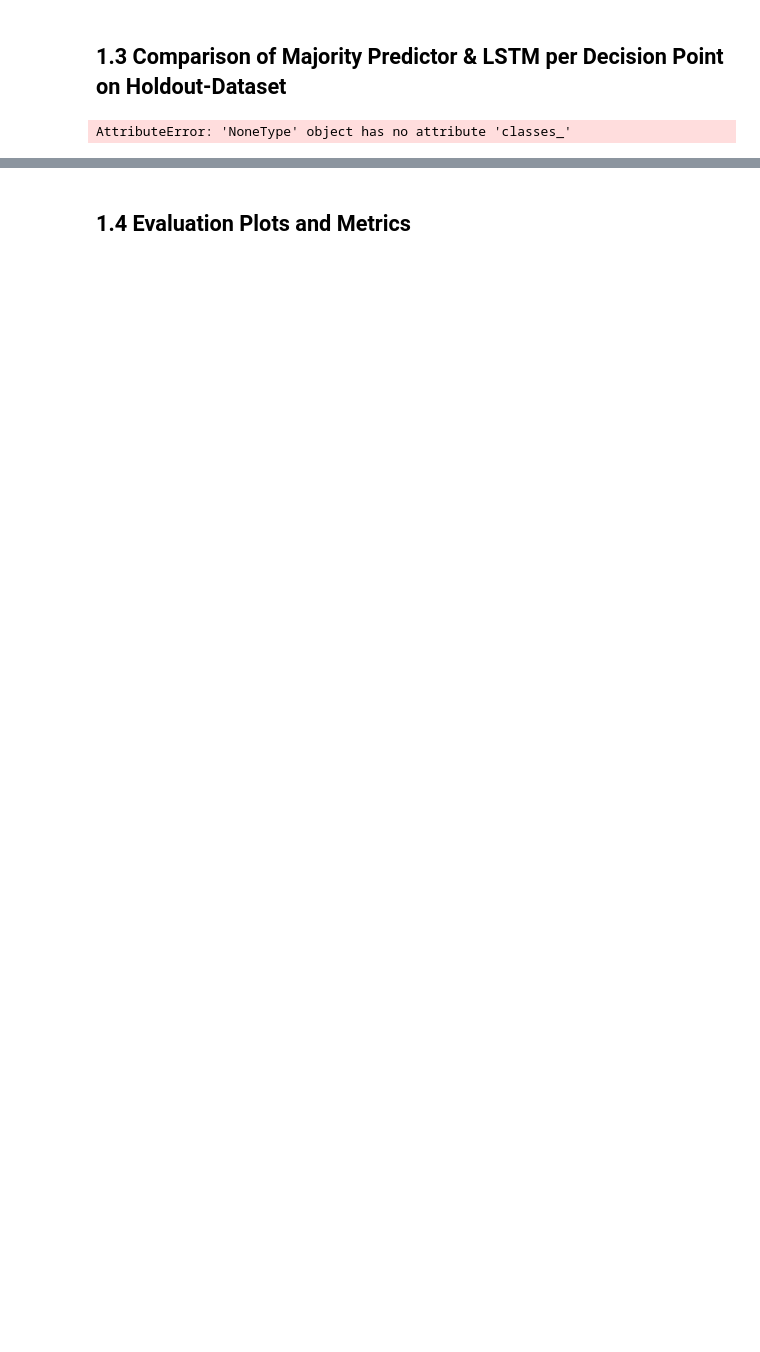
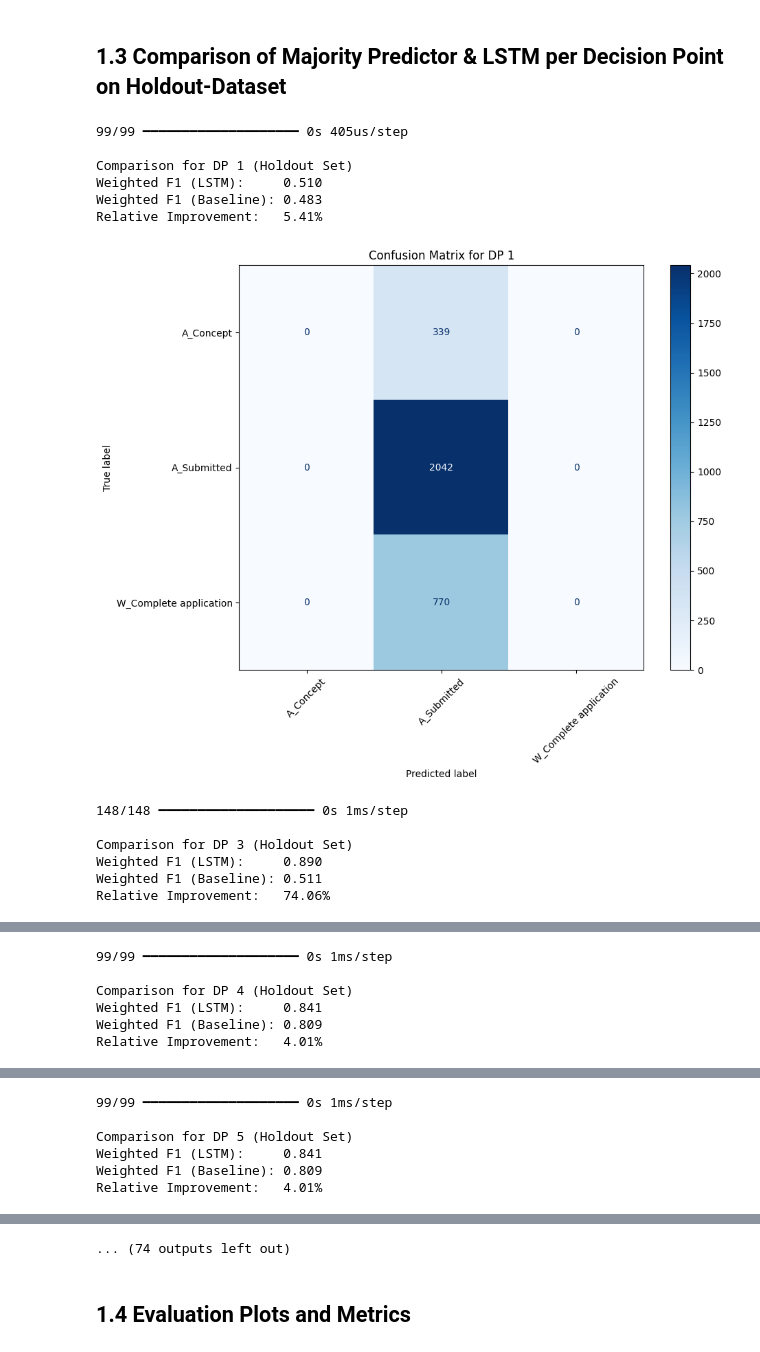
Before and after one commit to ohmayerma/next_activity_prediction, a Jupyter notebook: notebooks/30_train_activity_sequence.ipynb, the cells around one changed output, grey strips where cells are left out. Saved outputs shown, nothing was run; the diff lists cells and outputs as text; code cells hidden in the pictures; blank space fills up the shorter version.

Commit message:
Fixed activity sequence cms

```diff
--- a/notebooks/30_train_activity_sequence.ipynb
+++ b/notebooks/30_train_activity_sequence.ipynb
@@ -169,13 +171,59 @@ Relative Improvement:          106.61%
 # %%
 # Step: Build holdout data dict from dp_split_datasets
 test_data_per_dp = {
     dp_name: splits["holdout"]
     for dp_name, splits in dp_split_datasets_full_simple.items()
     if "holdout" in splits and not splits["holdout"].empty
 }
 
-# Step: Run evaluation using your existing function
+# 1) Ensure every model has a resource encoder
+for dp, bundle in decision_point_models_simple.items():
+    if bundle.get("resource_encoder") is None:
+        le = LabelEncoder()
+        le.fit(["UNKNOWN"])
+        bundle["resource_encoder"] = le
+
+# 2) Ensure required columns exist in each DP’s holdout DataFrame
+for dp, df in test_data_per_dp.items():
+    if "sequence_resources" not in df.columns:
+        df["sequence_resources"] = df["sequence"].apply(lambda seq: ["UNKNOWN"] * len(seq))
+    if "sequence_durations" not in df.columns:
+        df["sequence_durations"] = df["sequence"].apply(lambda seq: [0.0] * len(seq))
+    # add missing context columns as neutral zeros
+    for col in decision_point_models_simple[dp].get("context_keys", []):
+        if col not in df.columns:
+            df[col] = 0
+
+# 3) Wrap models so they accept 4 inputs but forward only the needed count
+class PredictSlicer:
+    def __init__(self, model):
+        try:
+            self.n_inputs = len(model.inputs)
+        except Exception:
+            self.n_inputs = 1
+        self.model = model
+    def predict(self, inputs, *args, **kwargs):
+        if isinstance(inputs, (list, tuple)):
+            inputs = inputs[:self.n_inputs]
+        return self.model.predict(inputs, *args, **kwargs)
+
+for dp, bundle in decision_point_models_simple.items():
+    bundle["model"] = PredictSlicer(bundle["model"])
+
+# 4) Run your evaluation unchanged
 for dp in test_data_per_dp.keys():
     compare_f1_for_trained_model(dp, test_data_per_dp, decision_point_models_simple)
 # %% [output]
-AttributeError: 'NoneType' object has no attribute 'classes_'
+99/99 ━━━━━━━━━━━━━━━━━━━━ 0s 405us/step
+
+Comparison for DP 1 (Holdout Set)
+Weighted F1 (LSTM):     0.510
+Weighted F1 (Baseline): 0.483
+Relative Improvement:   5.41%
+[figure, added]
+148/148 ━━━━━━━━━━━━━━━━━━━━ 0s 1ms/step
+
+Comparison for DP 3 (Holdout Set)
+Weighted F1 (LSTM):     0.890
+Weighted F1 (Baseline): 0.511
+Relative Improvement:   74.06%
@@ -181,0 +231,6 @@ AttributeError: 'NoneType' object has no attribute 'classes_'
+99/99 ━━━━━━━━━━━━━━━━━━━━ 0s 1ms/step
+
+Comparison for DP 4 (Holdout Set)
+Weighted F1 (LSTM):     0.841
+Weighted F1 (Baseline): 0.809
+Relative Improvement:   4.01%
@@ -181,0 +238,6 @@ AttributeError: 'NoneType' object has no attribute 'classes_'
+99/99 ━━━━━━━━━━━━━━━━━━━━ 0s 1ms/step
+
+Comparison for DP 5 (Holdout Set)
+Weighted F1 (LSTM):     0.841
+Weighted F1 (Baseline): 0.809
+Relative Improvement:   4.01%
@@ -182,2 +259,3 @@ AttributeError: 'NoneType' object has no attribute 'classes_'
+... (74 outputs left out)
 # %% [markdown]
 ## 1.4 Evaluation Plots and Metrics
```
Also changed, not shown: parts of 6 cells of this notebook.
